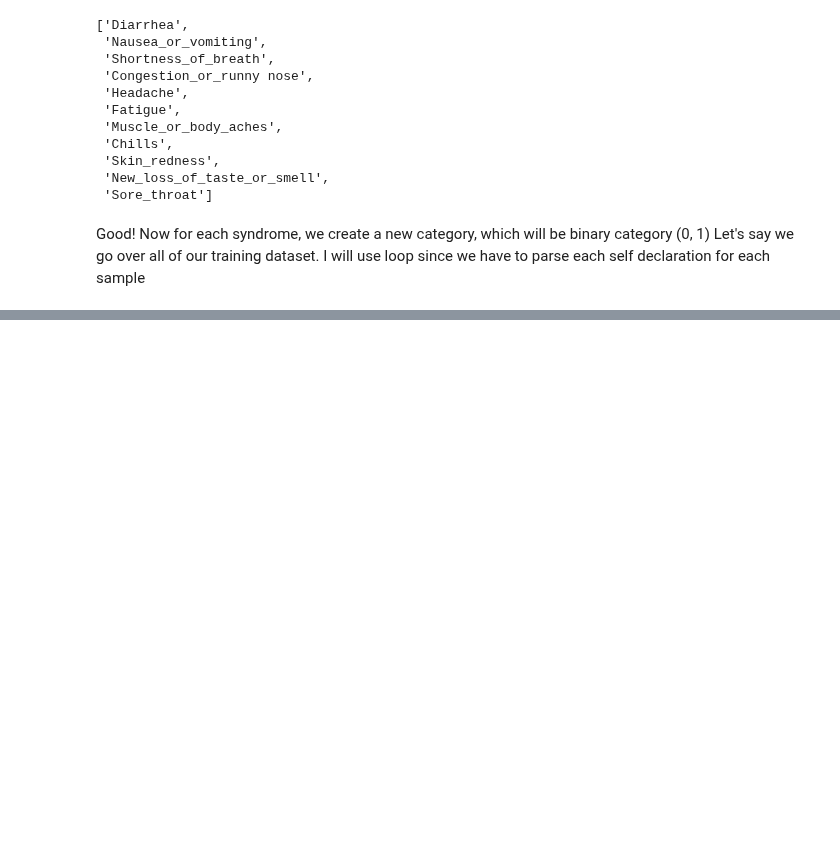
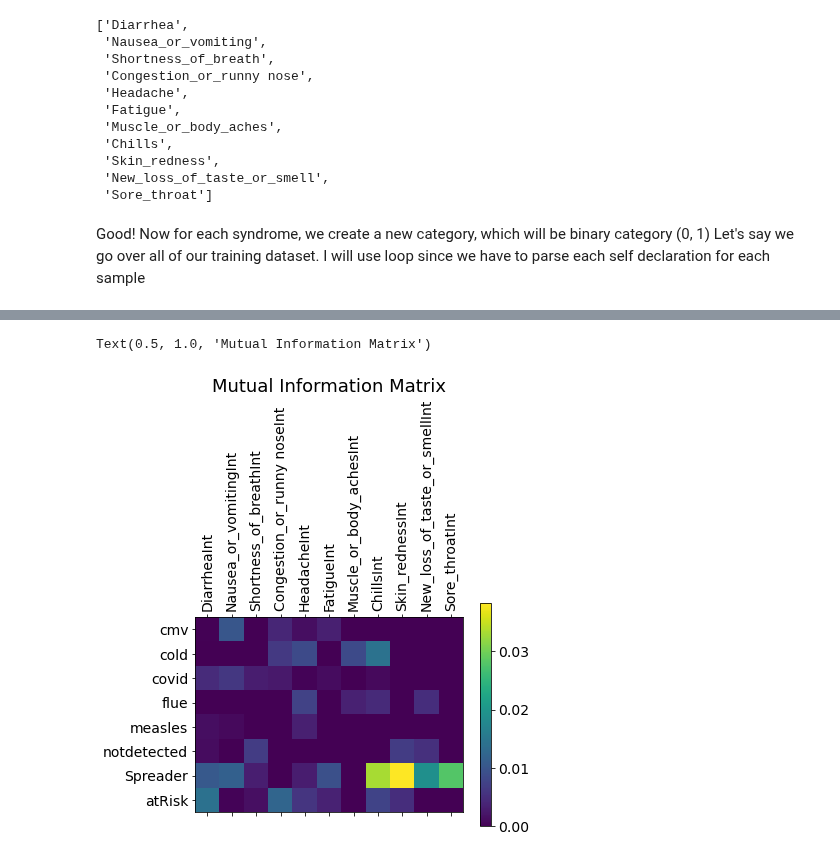
Before and after one commit to aka-sova/236756_Introduction_to_ML, a Jupyter notebook: hw2/wet_alex/data_explore.ipynb, the cells around one changed output, grey strips where cells are left out. Cells and saved outputs as stored; diff of their text form; code cells hidden in the pictures; blank space fills up the shorter version.

Commit message:
Mutual information on categories

```diff
--- a/hw2/wet_alex/data_explore.ipynb
+++ b/hw2/wet_alex/data_explore.ipynb
@@ -379,0 +444,6 @@ array([ 2.,  3.,  1., nan,  4.])
+# %%
+
+future_labels = (list(disease_encode.columns))
+future_labels.append(spread_encode.columns[1])
+future_labels.append(risk_encode.columns[1])
+print(f"All posible labels are : {future_labels}")
@@ -379,0 +454,7 @@ array([ 2.,  3.,  1., nan,  4.])
+# %%
+spread_encode = spread_encode.drop(['NotSpreader'], axis=1)
+risk_encode = risk_encode.drop(['NotatRisk'], axis=1)
+
+frames = [virus_df, disease_encode, spread_encode, risk_encode]
+df_total = pd.concat(frames, axis=1)
+df_total.shape
@@ -379,0 +492,21 @@ array([ 2.,  3.,  1., nan,  4.])
+# %%
+df_syndromes = df_total[syndromes_list]
+# %%
+MI_arr = np.zeros([len(future_labels), len(syndromes_list)])
+
+for idx, label in enumerate(future_labels):
+    df_label = df_total[label]
+    MI = mutual_info_classif(X = df_syndromes.values, y = df_label.values)
+    MI_arr[idx, :] = MI
+# %%
+# show as heatmap
+f = plt.figure()
+plt.matshow(MI_arr, fignum=f.number)
+plt.xticks(range(len(syndromes_list)), syndromes_list, fontsize=14, rotation = 'vertical')
+plt.yticks(range(len(future_labels)), future_labels, fontsize=14)
+cb = plt.colorbar()
+cb.ax.tick_params(labelsize=14)
+plt.title('Mutual Information Matrix', fontsize=18)
+# %% [output]
+Text(0.5, 1.0, 'Mutual Information Matrix')
+[figure, added]
```
Also changed, not shown: parts of 38 cells of this notebook.
